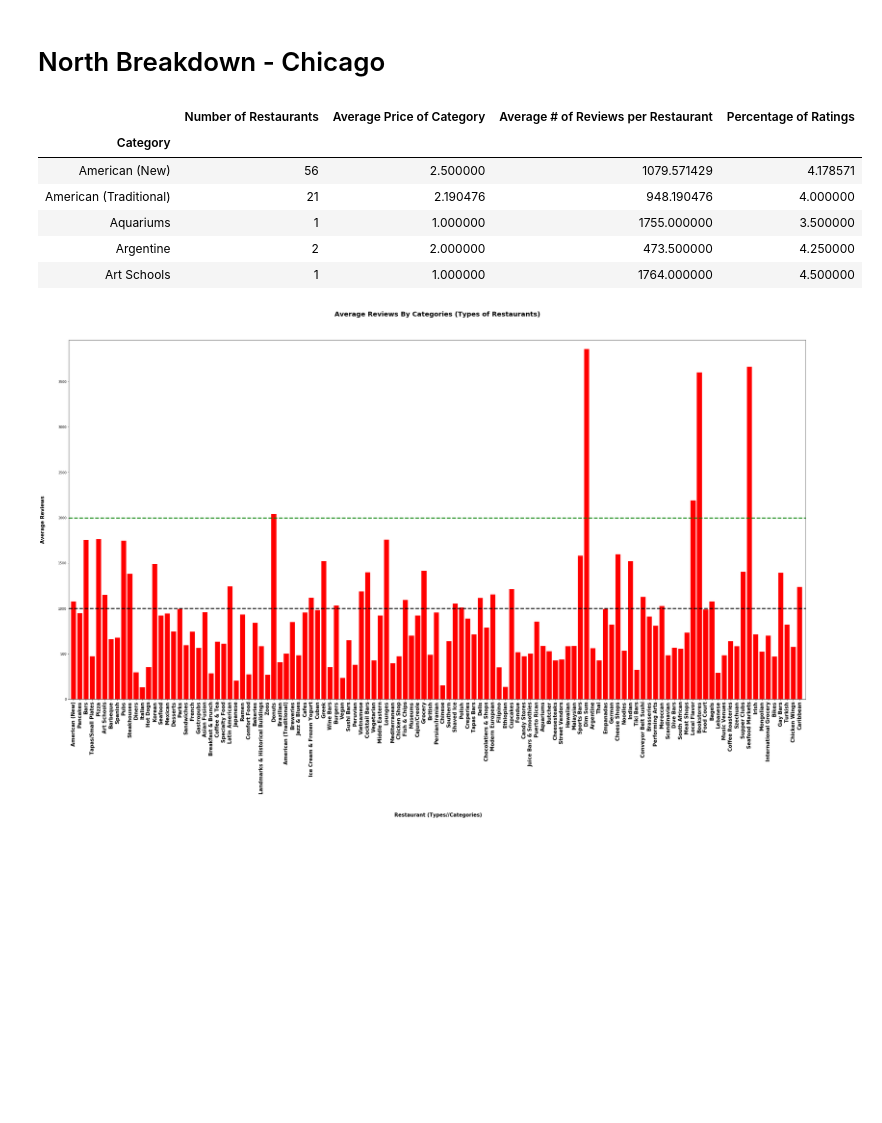
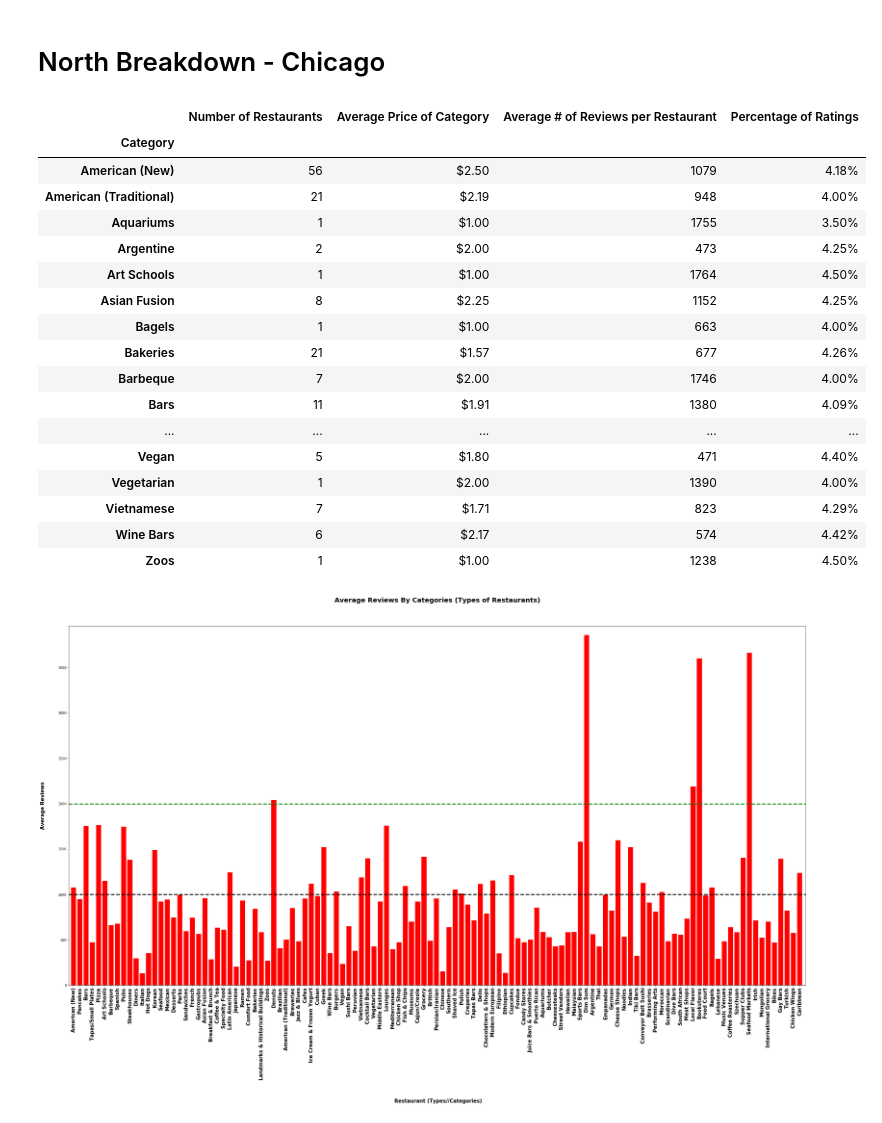
Before and after one commit to elzster/Yelp-Analytics, a Jupyter notebook: ProjectMaster.ipynb, the cells around one changed output. Cells and saved outputs as stored; diff of their text form; code cells hidden in the pictures; blank space fills up the shorter version.

```diff
--- a/ProjectMaster.ipynb
+++ b/ProjectMaster.ipynb
@@ -352,33 +388,45 @@ fig
 # %%
 #Chicago
 grouped_north_df = north_data.groupby('Category')
 #counts the total of each category within the column
 total_north_category = grouped_north_df['Category'].count()
 #gets the average amount of reviews by category
 north_price_avg = grouped_north_df['Price'].mean()
 north_review_counts = grouped_north_df['Reviews'].mean()
 north_review_counts.head()
 #avg star rating
 north_rating_counts = grouped_north_df['Rating'].mean()
 #This will populate an array of all categories in Sample.
 north_category_unique = north_data["Category"].unique()
 north_category_unique #117 Unique Categories of Food
 north_total_categories = len(north_category_unique)
 north_category_stats_df= pd.DataFrame({
     "Number of Restaurants": total_north_category,
     "Average Price of Category": north_price_avg,
-    "Average # of Reviews per Restaurant": north_review_counts,
+    "Average # of Reviews per Restaurant": north_review_counts.astype(int),
     "Percentage of Ratings": north_rating_counts
 })
 north_category_stats_df.head()
+north_category_stats_df.style.format({"Percentage of Ratings": "{:.2f}%", "Average Price of Category": "${:.2f}"})
 # %% [output]
 |  | Number of Restaurants | Average Price of Category | Average # of Reviews per Restaurant | Percentage of Ratings |
 | Category |  |  |  |  |
-| American (New) | 56 | 2.500000 | 1079.571429 | 4.178571 |
-| American (Traditional) | 21 | 2.190476 | 948.190476 | 4.000000 |
-| Aquariums | 1 | 1.000000 | 1755.000000 | 3.500000 |
-| Argentine | 2 | 2.000000 | 473.500000 | 4.250000 |
-| Art Schools | 1 | 1.000000 | 1764.000000 | 4.500000 |
+| American (New) | 56 | $2.50 | 1079 | 4.18% |
+| American (Traditional) | 21 | $2.19 | 948 | 4.00% |
+| Aquariums | 1 | $1.00 | 1755 | 3.50% |
+| Argentine | 2 | $2.00 | 473 | 4.25% |
+| Art Schools | 1 | $1.00 | 1764 | 4.50% |
+| Asian Fusion | 8 | $2.25 | 1152 | 4.25% |
+| Bagels | 1 | $1.00 | 663 | 4.00% |
+| Bakeries | 21 | $1.57 | 677 | 4.26% |
+| Barbeque | 7 | $2.00 | 1746 | 4.00% |
+| Bars | 11 | $1.91 | 1380 | 4.09% |
+| ... | ... | ... | ... | ... |
+| Vegan | 5 | $1.80 | 471 | 4.40% |
+| Vegetarian | 1 | $2.00 | 1390 | 4.00% |
+| Vietnamese | 7 | $1.71 | 823 | 4.29% |
+| Wine Bars | 6 | $2.17 | 574 | 4.42% |
+| Zoos | 1 | $1.00 | 1238 | 4.50% |
 # %%
 # Bar Graph
 
```
Also changed, not shown: parts of 3 cells of this notebook.
